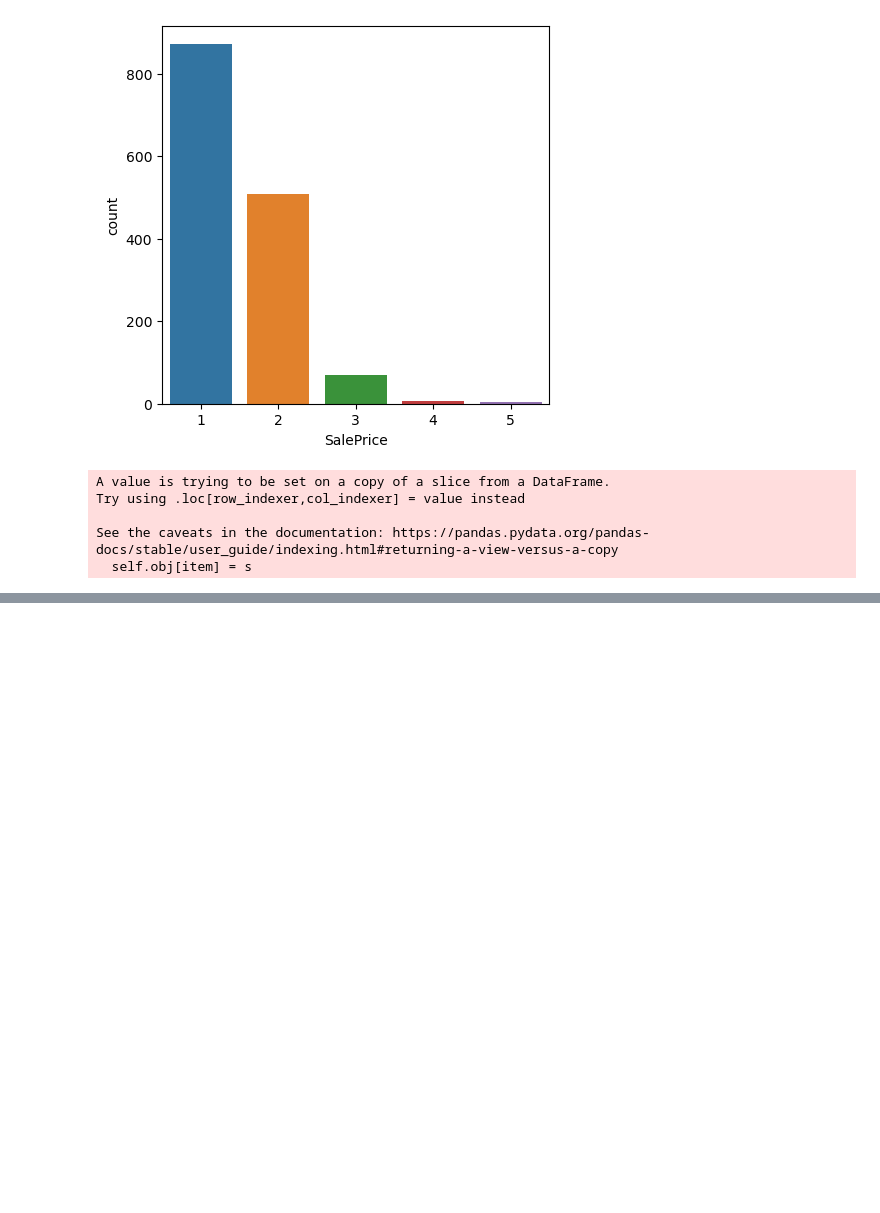
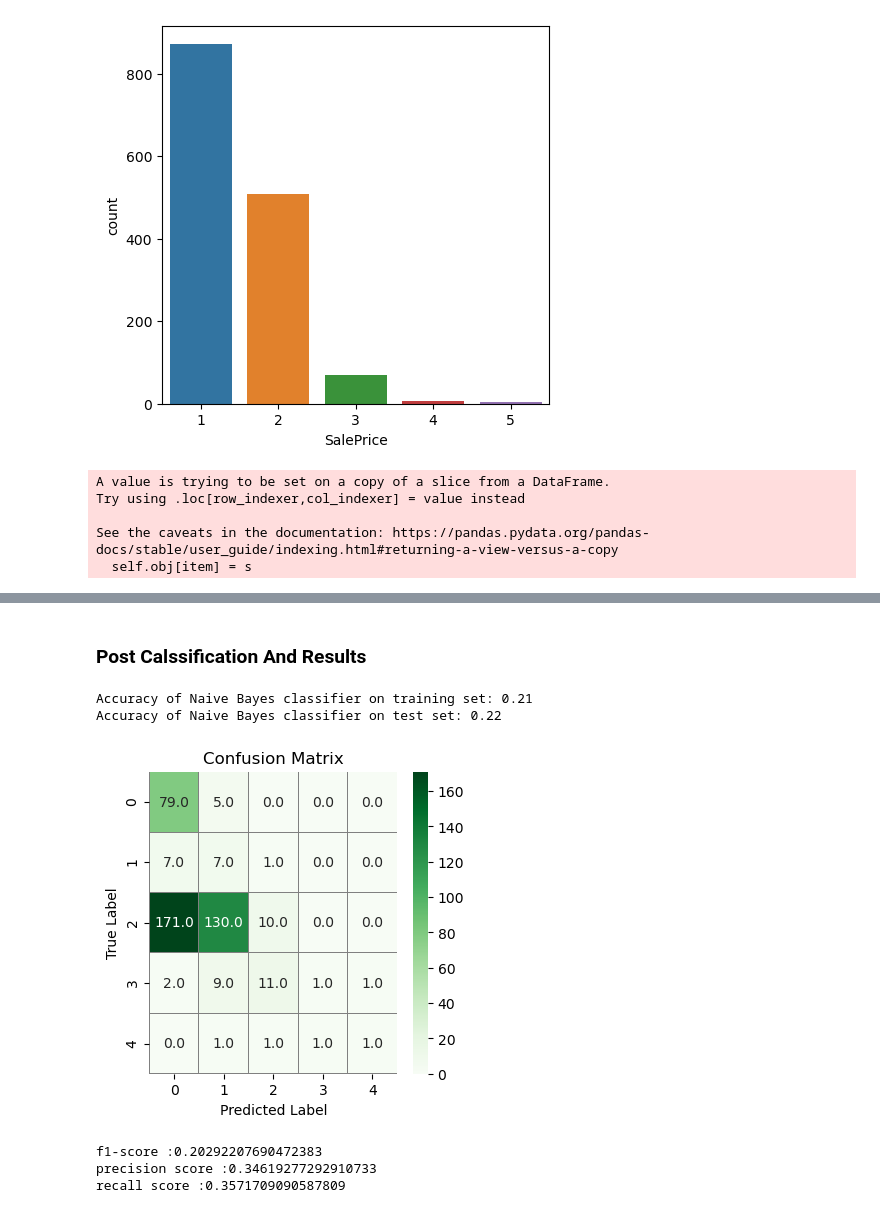
Before and after one commit to FurkanErcelebi/DataMining-Project, a Jupyter notebook: Project.ipynb, the cells around one changed output, grey strips where cells are left out. Drawn from its saved outputs; the diff is of its cells as text; code cells hidden in the pictures; blank space fills up the shorter version.

```diff
--- a/Project.ipynb
+++ b/Project.ipynb
@@ -243,9 +407,12 @@ print(test_result.shape)
 # %%
-from sklearn.neighbors import KNeighborsClassifier
+def modellingByAdaBoost(train_dataset,train_result,test_dataset,test_result, num_of_estimators = 100):
 
-knn = KNeighborsClassifier()
-knn.fit(train_set, train_result)
-print('Accuracy of K-NN classifier on training set: {:.2f}'
-     .format(knn.score(train_set, train_result)))
-print('Accuracy of K-NN classifier on test set: {:.2f}'
-     .format(knn.score(train_set, train_result)))
+
+    ada_boost = AdaBoostRegressor(n_estimators=num_of_estimators, random_state=2)
+    ada_boost.fit(train_dataset, train_result)
+    print("=====================================================")
+    print('Accuracy of  Ada Boost Regreessor on training set: {:.2f}'
+         .format(ada_boost.score(train_dataset, train_result)))
+    print('Accuracy of Ada Boost Regreessor on test set: {:.2f}'
+         .format(ada_boost.score(test_dataset, test_result)))
+    print("=====================================================")
@@ -254,0 +437,37 @@ Accuracy of K-NN classifier on test set: 0.81
+# %% [markdown]
+### Post Calssification  And Results
+# %%
+def modellingByNaiveBayes(train_dataset,train_result,test_dataset,test_result):
+
+    naive_bayes = GaussianNB()
+    naive_bayes.fit(train_dataset, train_result)
+    print('Accuracy of Naive Bayes classifier on training set: {:.2f}'
+         .format(naive_bayes.score(train_dataset, train_result)))
+    print('Accuracy of Naive Bayes classifier on test set: {:.2f}'
+         .format(naive_bayes.score(test_dataset, test_result)))
+
+    naive_bayes_predict_result = naive_bayes.predict(test_dataset)
+
+    result_confusion_matrix = confusion_matrix(naive_bayes_predict_result, test_result)
+
+    f,ax = plt.subplots(figsize=(4, 4))
+    sns.heatmap(result_confusion_matrix, annot=True, linewidths=0.01,cmap="Greens",linecolor="gray", fmt= '.1f',ax=ax)
+    plt.xlabel("Predicted Label")
+    plt.ylabel("True Label")
+    plt.title("Confusion Matrix")
+    plt.show()
+
+
+    print("f1-score :" + str(f1_score(test_result, naive_bayes_predict_result, average="macro")))
+    print("precision score :" + str(precision_score(test_result, naive_bayes_predict_result, average="macro")))
+    print("recall score :" + str(recall_score(test_result, naive_bayes_predict_result, average="macro")))
+# %%
+
+modellingByNaiveBayes(train_set,train_result,test_set,test_result)
+# %% [output]
+Accuracy of Naive Bayes classifier on training set: 0.21
+Accuracy of Naive Bayes classifier on test set: 0.22
+[figure, added]
+f1-score :0.20292207690472383
+precision score :0.34619277292910733
+recall score :0.3571709090587809
```
Also changed, not shown: parts of 23 cells of this notebook.
